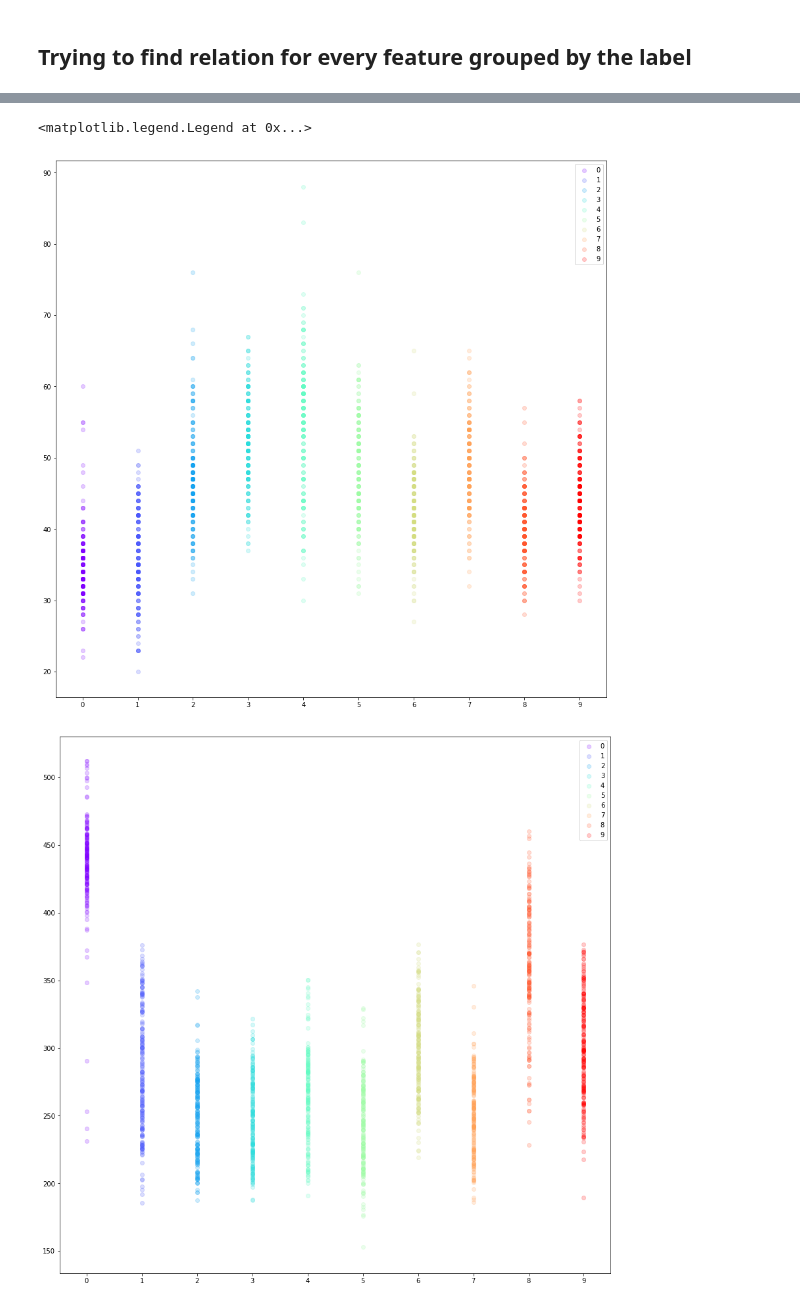
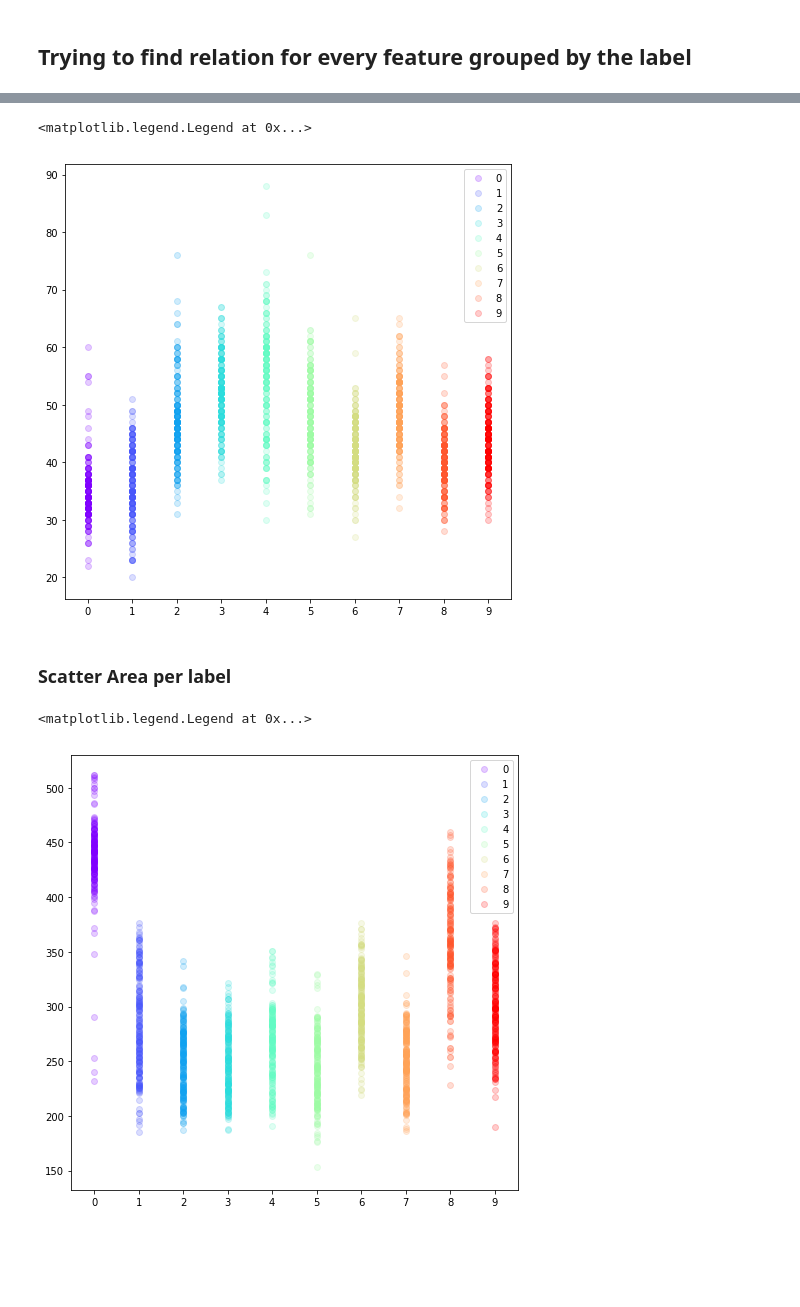
Before and after one commit to jsmienk/IML, a Jupyter notebook: notebooks/feature_analysis.ipynb, the cells around one changed output, grey strips where cells are left out. Saved outputs shown, nothing was run; the diff lists cells and outputs as text; code cells hidden in the pictures; blank space fills up the shorter version.

```diff
--- a/notebooks/feature_analysis.ipynb
+++ b/notebooks/feature_analysis.ipynb
@@ -61,6 +60,6 @@ data_by_label.mean()
 # %%
 # Configure plot
-fig, ax = plt.subplots(figsize=(15,15))
+fig, ax = plt.subplots(figsize=(8,8))
 lim = [8, SIZE - 8]
 ax.set(xlim=lim, ylim=lim)
 ax.invert_yaxis()
@@ -82,6 +83,6 @@ ax.legend()
 # %%
 # Configure plot
-fig, ax = plt.subplots(figsize=(15,15))
+fig, ax = plt.subplots(figsize=(8,8))
 plt.xticks(np.arange(0, LABEL_SIZE, 1.0))
 
 # Create a different color for every label
@@ -96,21 +97,24 @@ ax.legend()
 # fig.savefig('label_contour_scatter.png', dpi=200, bbox_inches='tight')
 # %% [output]
 <matplotlib.legend.Legend at 0x...>
-[figure, old version]
+[figure, new version]
+# %% [markdown]
+### Scatter Area per label
 # %%
 # Configure plot
-fig, ax = plt.subplots(figsize=(15,15))
+fig, ax = plt.subplots(figsize=(8,8))
 plt.xticks(np.arange(0, LABEL_SIZE, 1.0))
 
 # Create a different color for every label
 colors = cm.rainbow(np.linspace(0, 1, len(data_by_label)))
 # Make colors translucent
 colors[:,-1] = .2
 # Plot area
 for label_data, color in zip(data_by_label, colors):
     x_coords = [label_data[0] for _ in range(len(label_data[1].area))]
     ax.scatter(x_coords, label_data[1].area, label=str(label_data[0]), color=color)
 ax.legend()
 # fig.savefig('label_area_scatter.png', dpi=200, bbox_inches='tight')
 # %% [output]
+<matplotlib.legend.Legend at 0x...>
-[figure, old version]
+[figure, new version]
```
Also changed, not shown: parts of 6 cells of this notebook, 2 other files.
